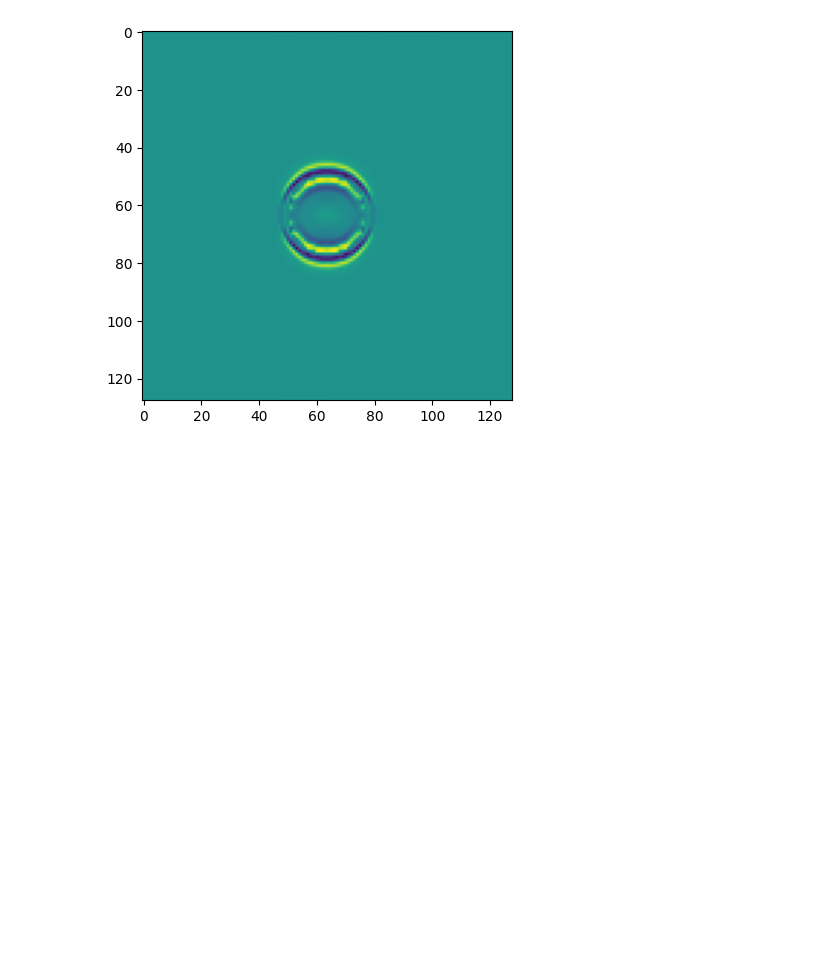
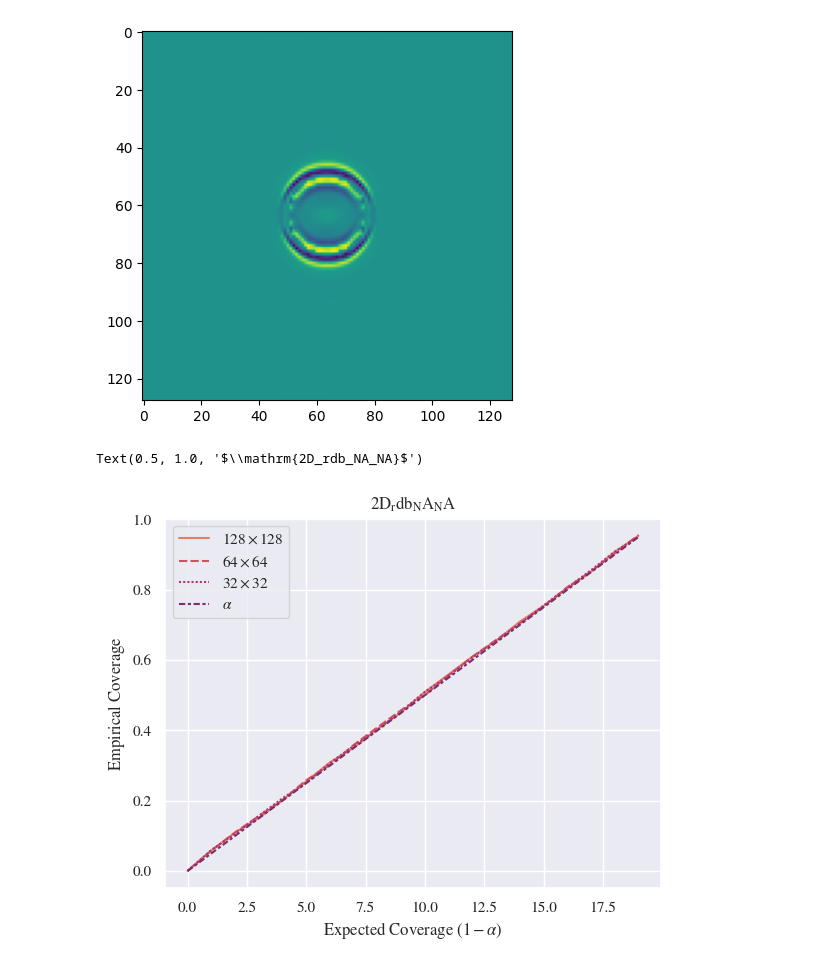
Before and after one commit to yashpatel5400/fpo, a Jupyter notebook: calibrate.ipynb, the cells around one changed output. Drawn from its saved outputs; the diff is of its cells as text; code cells hidden in the pictures; blank space fills up the shorter version.

```diff
--- a/calibrate.ipynb
+++ b/calibrate.ipynb
@@ -131 +134,18 @@ plt.rcParams['font.family'] = 'STIXGeneral'
+# %%
+res_to_cov = dict(zip([r"$128\times 128$", r"$64\times 64$", r"$32\times 32$"], [alphas + 0.01 * np.random.random(alphas.shape) for _ in range(3)]))
+df = pd.DataFrame.from_dict(res_to_cov)
+df[r"$\alpha$"] = alphas
+
+sns.lineplot(df, palette="flare")
+plt.xlabel(r"$\mathrm{Expected\ Coverage}\ (1-\alpha)$")
+plt.ylabel(r"$\mathrm{Empirical\ Coverage}$")
+plt.title(r"$\mathrm{" + pde_name + r"}$")
+# %%
+sns.lineplot(df, palette="flare")
+plt.xlabel(r"$\mathrm{Expected\ Coverage}\ (1-\alpha)$")
+plt.ylabel(r"$\mathrm{Empirical\ Coverage}$")
+plt.title(r"$\mathrm{" + pde_name + r"}$")
+# %% [output]
+Text(0.5, 1.0, '$\\mathrm{2D_rdb_NA_NA}$')
+[figure, added]
 # %%
```
Also changed, not shown: parts of 2 cells of this notebook, 1 other file.
